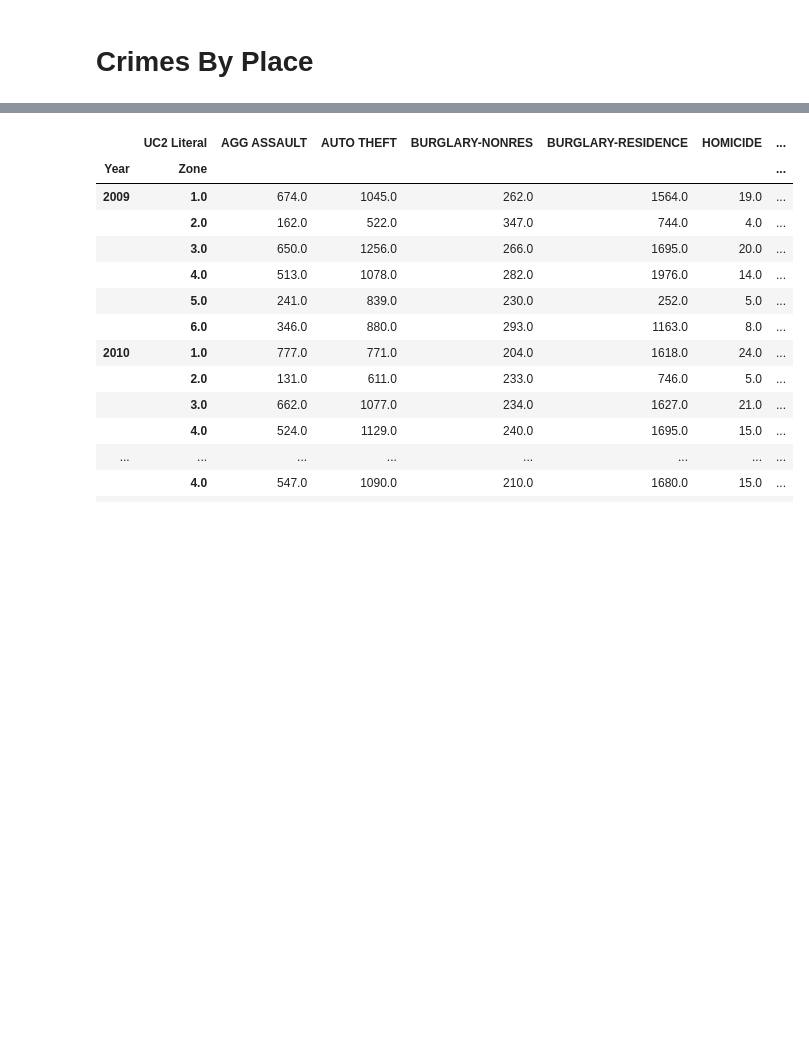
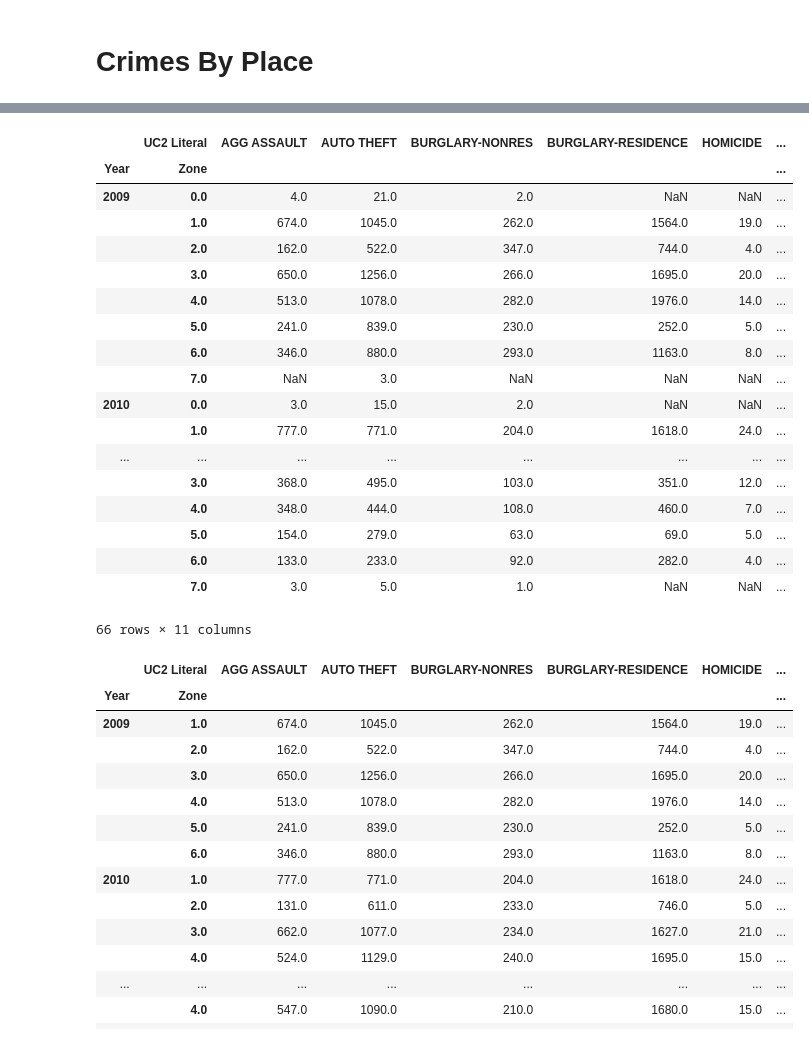
Before and after one commit to squishbug/DataScienceProgramming, a Jupyter notebook: 07-Data-Visualization/CrimeData_descriptive_statistics_and_visualization.ipynb, the cells around one changed output, grey strips where cells are left out. Cells and saved outputs as stored; diff of their text form; code cells hidden in the pictures; blank space fills up the shorter version.

```diff
--- a/07-Data-Visualization/CrimeData_descriptive_statistics_and_visualization.ipynb
+++ b/07-Data-Visualization/CrimeData_descriptive_statistics_and_visualization.ipynb
@@ -282 +318,23 @@ df_cp = df.pivot_table(index=["Year","Zone"], columns="UC2 Literal", values="off
+# %%
+df_cp
+# %% [output]
+|  | UC2 Literal | AGG ASSAULT | AUTO THEFT | BURGLARY-NONRES | BURGLARY-RESIDENCE | HOMICIDE | ... |
+| Year | Zone |  |  |  |  |  | ... |
+| 2009 | 0.0 | 4.0 | 21.0 | 2.0 | NaN | NaN | ... |
+|  | 1.0 | 674.0 | 1045.0 | 262.0 | 1564.0 | 19.0 | ... |
+|  | 2.0 | 162.0 | 522.0 | 347.0 | 744.0 | 4.0 | ... |
+|  | 3.0 | 650.0 | 1256.0 | 266.0 | 1695.0 | 20.0 | ... |
+|  | 4.0 | 513.0 | 1078.0 | 282.0 | 1976.0 | 14.0 | ... |
+|  | 5.0 | 241.0 | 839.0 | 230.0 | 252.0 | 5.0 | ... |
+|  | 6.0 | 346.0 | 880.0 | 293.0 | 1163.0 | 8.0 | ... |
+|  | 7.0 | NaN | 3.0 | NaN | NaN | NaN | ... |
+| 2010 | 0.0 | 3.0 | 15.0 | 2.0 | NaN | NaN | ... |
+|  | 1.0 | 777.0 | 771.0 | 204.0 | 1618.0 | 24.0 | ... |
+| ... | ... | ... | ... | ... | ... | ... | ... |
+|  | 3.0 | 368.0 | 495.0 | 103.0 | 351.0 | 12.0 | ... |
+|  | 4.0 | 348.0 | 444.0 | 108.0 | 460.0 | 7.0 | ... |
+|  | 5.0 | 154.0 | 279.0 | 63.0 | 69.0 | 5.0 | ... |
+|  | 6.0 | 133.0 | 233.0 | 92.0 | 282.0 | 4.0 | ... |
+|  | 7.0 | 3.0 | 5.0 | 1.0 | NaN | NaN | ... |
+66 rows × 11 columns
 # %%
```
Also changed, not shown: parts of 15 cells of this notebook.
